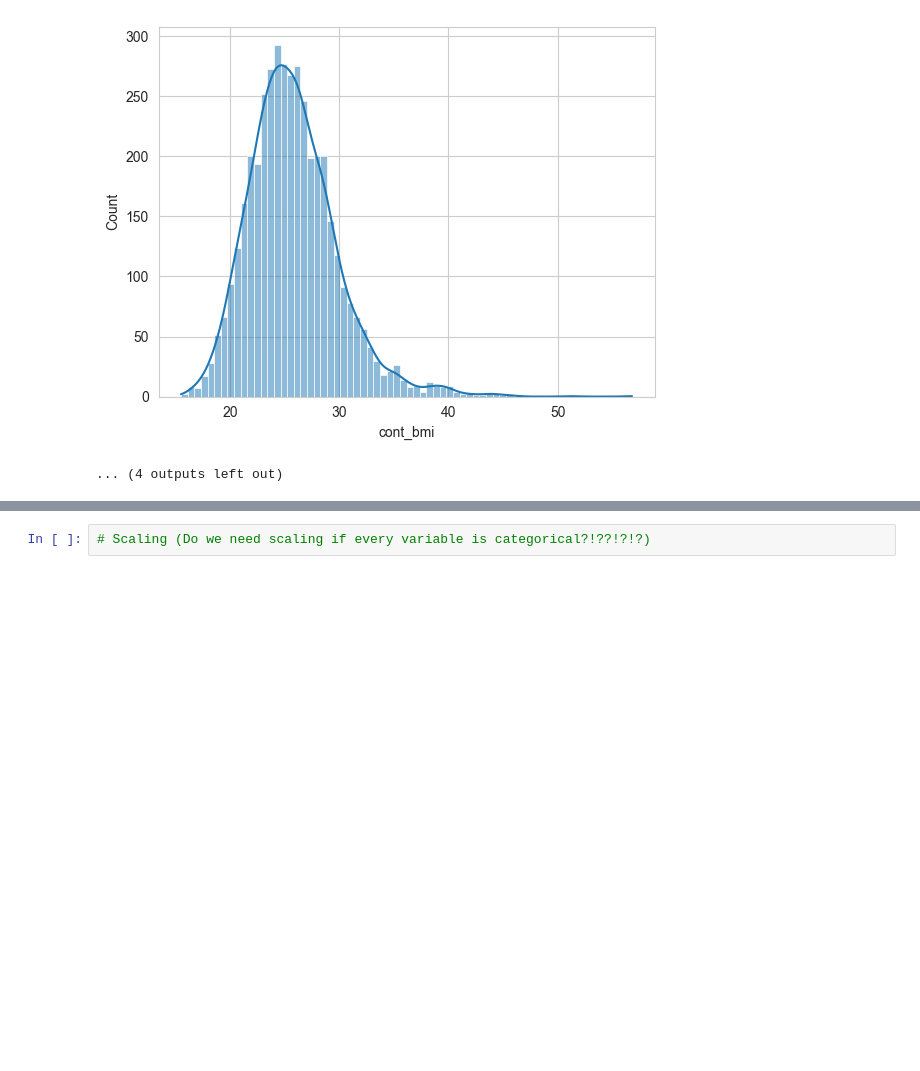
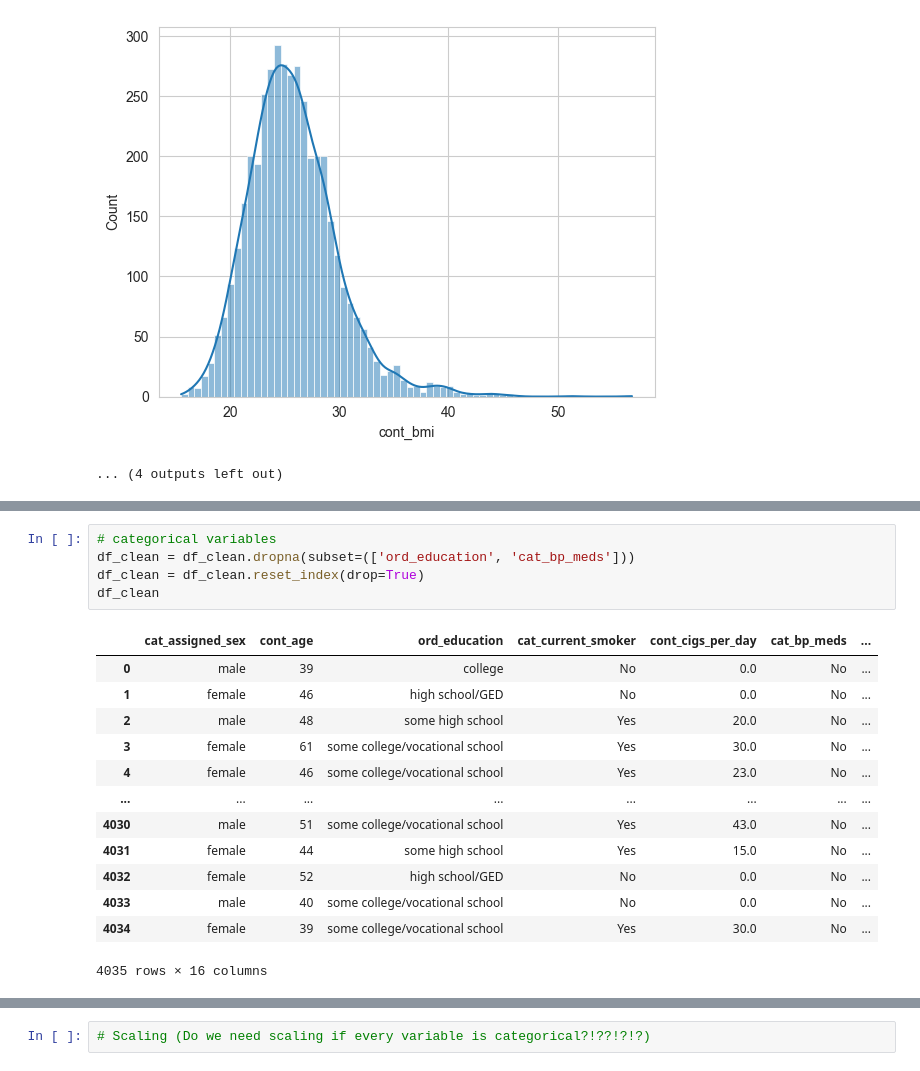
Before and after one commit to eduardotanqueiro/Project1-AAA, a Jupyter notebook: src/note.ipynb, the cells around one changed output, grey strips where cells are left out. Saved outputs shown, nothing was run; the diff lists cells and outputs as text; blank space fills up the shorter version.

```diff
--- a/src/note.ipynb
+++ b/src/note.ipynb
@@ -410,3 +402,22 @@ dtype: int64
+# %%
+# categorical variables
+df_clean = df_clean.dropna(subset=(['ord_education', 'cat_bp_meds']))
+df_clean = df_clean.reset_index(drop=True)
+df_clean
+# %% [output]
+|  | cat_assigned_sex | cont_age | ord_education | cat_current_smoker | cont_cigs_per_day | cat_bp_meds | ... |
+| 0 | male | 39 | college | No | 0.0 | No | ... |
+| 1 | female | 46 | high school/GED | No | 0.0 | No | ... |
+| 2 | male | 48 | some high school | Yes | 20.0 | No | ... |
+| 3 | female | 61 | some college/vocational school | Yes | 30.0 | No | ... |
+| 4 | female | 46 | some college/vocational school | Yes | 23.0 | No | ... |
+| ... | ... | ... | ... | ... | ... | ... | ... |
+| 4030 | male | 51 | some college/vocational school | Yes | 43.0 | No | ... |
+| 4031 | female | 44 | some high school | Yes | 15.0 | No | ... |
+| 4032 | female | 52 | high school/GED | No | 0.0 | No | ... |
+| 4033 | male | 40 | some college/vocational school | No | 0.0 | No | ... |
+| 4034 | female | 39 | some college/vocational school | Yes | 30.0 | No | ... |
+4035 rows × 16 columns
 # %%
 # Convert categorical data to numerical
 
```
Also changed, not shown: parts of 6 cells of this notebook.
